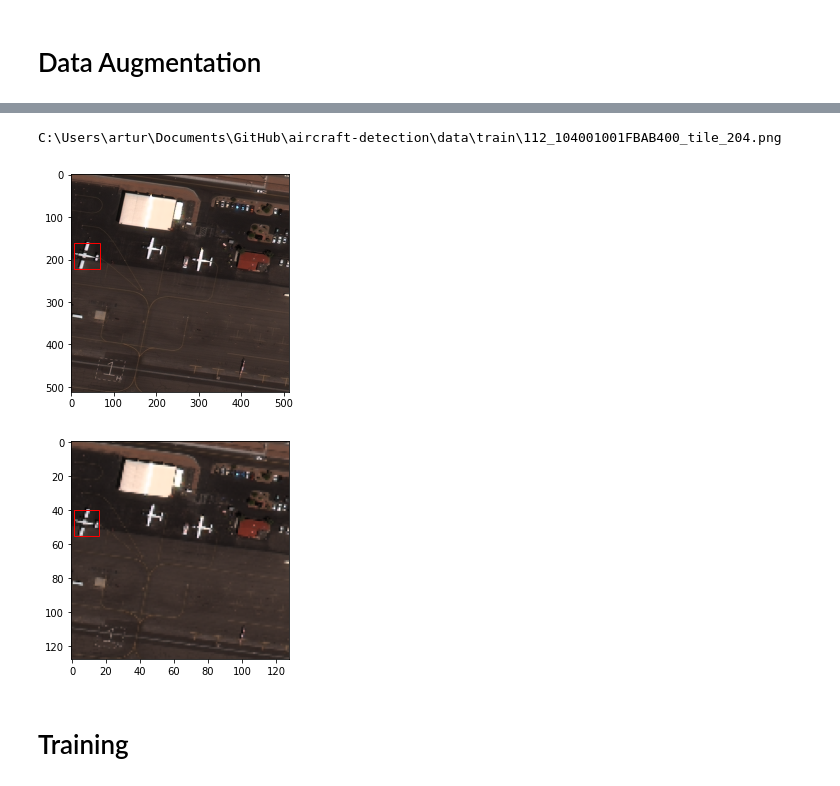
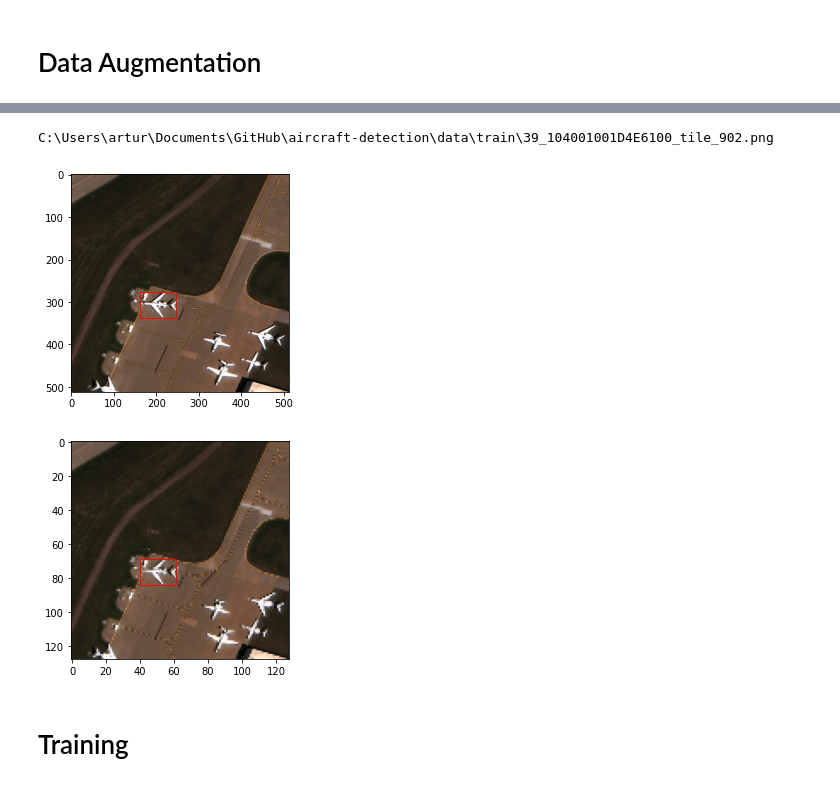
Before and after one commit to arturfabricio/aircraft-detection, a Jupyter notebook: src/rareplanes_collab.ipynb, the cells around one changed output, grey strips where cells are left out. Cells and saved outputs as stored; diff of their text form; code cells hidden in the pictures.

```diff
--- a/src/rareplanes_collab.ipynb
+++ b/src/rareplanes_collab.ipynb
@@ -177,12 +177,12 @@ def mask_to_bb(Y):
 # %% [markdown]
 # Visualize Masks
 # %%
-row = int(np.random.uniform(low=0, high=100, size=(1,)))
+row = 50#int(np.random.uniform(low=0, high=100, size=(1,)))
 
 test_img = os.path.join(train_imgs, str(result_data['name'][row]))
 rows_image = []
 
-for i in range(100):    #len(train_im_list)):
+for i in range(49):
     if result_data['name'][i] == result_data['name'][row]:
         rows_image.append(i)
 
@@ -256,5 +246,5 @@ result_data.head()
 # %%
-pic = int(np.random.uniform(low=0.0, high=100, size=None))
+pic = 50 #int(np.random.uniform(low=0.0, high=100, size=None))
 
 print(result_data['file_path'][pic])
 
@@ -262,13 +252,13 @@ im = cv2.imread(str(result_data['file_path'][pic]))
 im = cv2.cvtColor(im, cv2.COLOR_BGR2RGB)
 show_corner_bb(im, result_data['bbox'][pic])
 # %% [output]
-C:\Users\artur\Documents\GitHub\aircraft-detection\data\train\112_104001001FBAB400_tile_204.png
+C:\Users\artur\Documents\GitHub\aircraft-detection\data\train\39_104001001D4E6100_tile_902.png
-[figure, old version]
+[figure, new version]
 # %%
-im, bb = transformsXY(str(result_data['file_path'][pic]), np.array(result_data['bbox'][pic],dtype=np.int32),True)
+im, bb = BBOX.transformsXY(str(result_data['file_path'][pic]), np.array(result_data['bbox'][pic],dtype=np.int32),new_size,ratio)
 show_corner_bb(im, bb)
 # %% [output]
-[figure, old version]
+[figure, new version]
 # %% [markdown]
 # Training
 # %%
```
Also changed, not shown: parts of 36 cells of this notebook, 1 other file.
